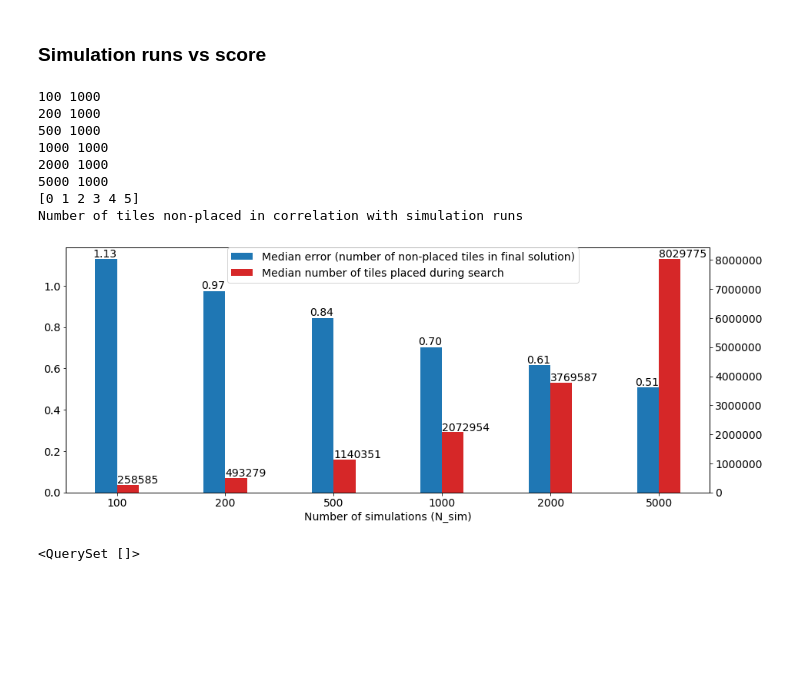
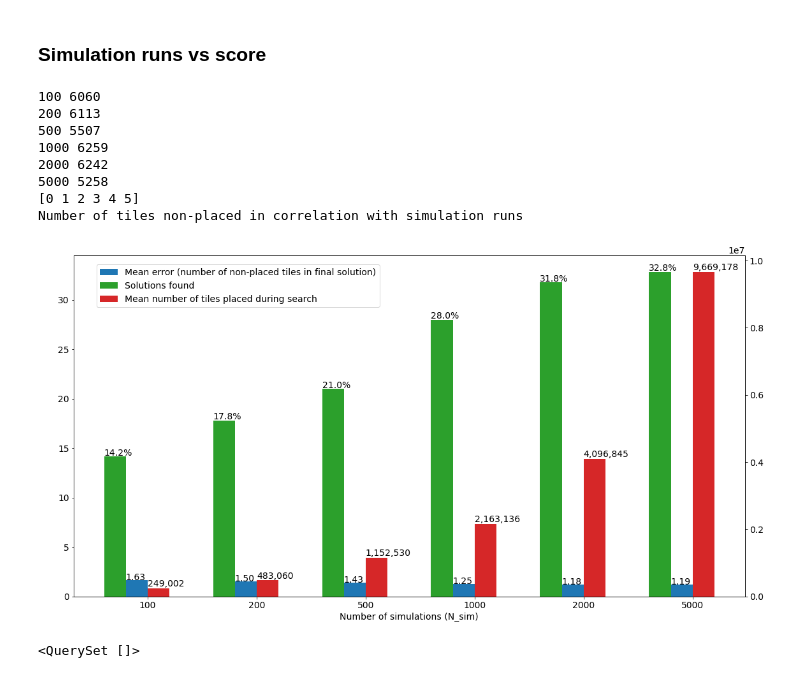
Before and after one commit to igorpejic/visapi, a Jupyter notebook: analsysis.ipynb, the cells around one changed output. Drawn from its saved outputs; the diff is of its cells as text; code cells hidden in the pictures; blank space fills up the shorter version.

```diff
--- a/analsysis.ipynb
+++ b/analsysis.ipynb
@@ -191,7 +186,9 @@ plt.rcParams["figure.figsize"] = (15,3)
 
 for n_simulations in SIMULATION_RUNS:
     common_args = {
-        'problem_id__in': best_problem_ids, 'strategy': 'max_depth', 'n_simulations': n_simulations,
+        # 'problem_id__in': best_problem_ids,
+        # 'strategy': 'max_depth',
+        'n_simulations': n_simulations,
         'improved_sel': True, 'score__isnull': False
     }
     avg_score = np.average(np.array(Result.objects.filter(
@@ -199,8 +196,12 @@ for n_simulations in SIMULATION_RUNS:
     results[n_simulations] = {'median score': avg_score}
     avg_tiles = np.average(np.array(Result.objects.filter(
         **common_args).order_by('their_id').values_list('n_tiles_placed', flat=True)))
+    solutions_found = (Result.objects.filter(solution_found=True,**common_args).order_by('their_id').count() /
+        Result.objects.filter(**common_args).order_by('their_id').count() * 100)
+
     print(n_simulations, Result.objects.filter(**common_args).count())
     results[n_simulations]['median tiles placed'] = avg_tiles
+    results[n_simulations]['solutions found'] = solutions_found
 
 fig,  ax1 = plt.subplots()
 x = np.arange(0, len(SIMULATION_RUNS) )
@@ -208,53 +209,62 @@ print(x)
 y = np.arange(0,3)
 width_offset = 0.10
 width = 0.2
-for i, score_type in enumerate(['median score', 'median tiles placed']):
+for i, score_type in enumerate(['median score', 'median tiles placed', 'solutions found']):
     # print(result)
     sc = [v[score_type] for k, v in results.items()]
     current_ax = ax1
     color = 'tab:blue'
-    label = 'Median error (number of non-placed tiles in final solution)'
+    label = 'Mean error (number of non-placed tiles in final solution)'
     if i == 1:
         color = 'tab:red'
         ax2 = ax1.twinx()
         current_ax = ax2
         width_offset = -width_offset
-        label = 'Median number of tiles placed during search'
+        label = 'Mean number of tiles placed during search'
+    if i == 2:
+        color = 'tab:green'
+        # ax2 = ax1.twinx()
+        width_offset = -3 *  width_offset
+        label = 'Solutions found'
     current_ax.bar(x - width_offset, sc, width=width,
             label=label, color=color)
-    current_ax.xaxis.set_major_formatter(FuncFormatter(format_fn))
-    current_ax.xaxis.set_major_locator(MaxNLocator(integer=True))
+    if i != 2:
+        current_ax.xaxis.set_major_formatter(FuncFormatter(format_fn))
+        current_ax.xaxis.set_major_locator(MaxNLocator(integer=True))
 
-    for i, v in enumerate(sc):
+    for j, v in enumerate(sc):
         offset = width_offset
         text = '{:.2f}'.format(v)
-        _offset = 0.12
+        _offset = 0.1
         _offset_top = 0.01
-        if v >  10:
-            text = '{:.0f}'.format(v)
+        if v >  100:
+            text = '{:,.0f}'.format(v)
             _offset = 0.10
             _offset_top = 50000.35
-        current_ax.text(x[i] - offset - _offset, v + _offset_top, text)
+        if i == 2:
+            text = '{:.1f}%'.format(v)
+            _offset_top = 0.1
+        current_ax.text(x[j] - offset - _offset, v + _offset_top, text)
 
 plt.rcParams["font.size"] = 14
 # plt.yticks(ticks=np.arange(0, 4))
 ax1.set_xlabel('Number of simulations (N_sim)')
 # ax1.set_ylabel('Median error (number of non-placed tiles in final solution)')
 # ax2.set_ylabel('Median number of tiles placed during search')
-fig.legend(loc='upper center')
-fig.subplots_adjust(top=1.6)
+fig.legend(loc=(0.08, 0.83))
+fig.subplots_adjust(top=2.6, right=1.1)
 print('Number of tiles non-placed in correlation with simulation runs')
 plt.show()
 # %% [output]
-100 1000
-200 1000
-500 1000
-1000 1000
-2000 1000
-5000 1000
+100 6060
+200 6113
+500 5507
+1000 6259
+2000 6242
+5000 5258
 [0 1 2 3 4 5]
 Number of tiles non-placed in correlation with simulation runs
-[figure, old version]
+[figure, new version]
 # %%
 Result.objects.filter(n_simulations=2000).values('score', 'problem_id')
 
```
Also changed, not shown: parts of 6 cells of this notebook.
